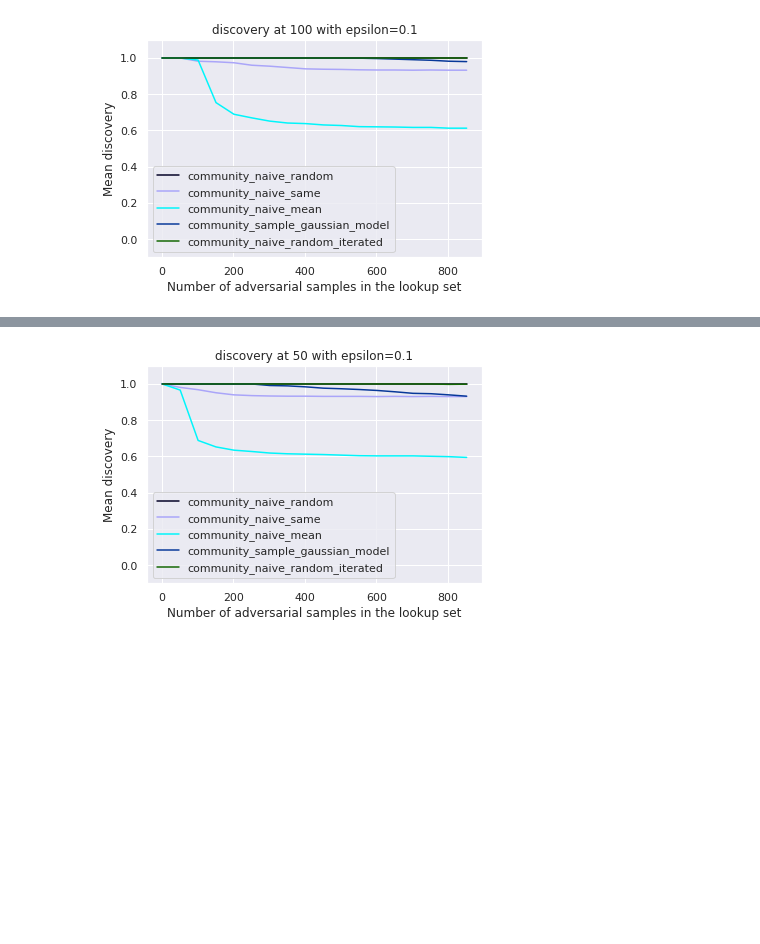
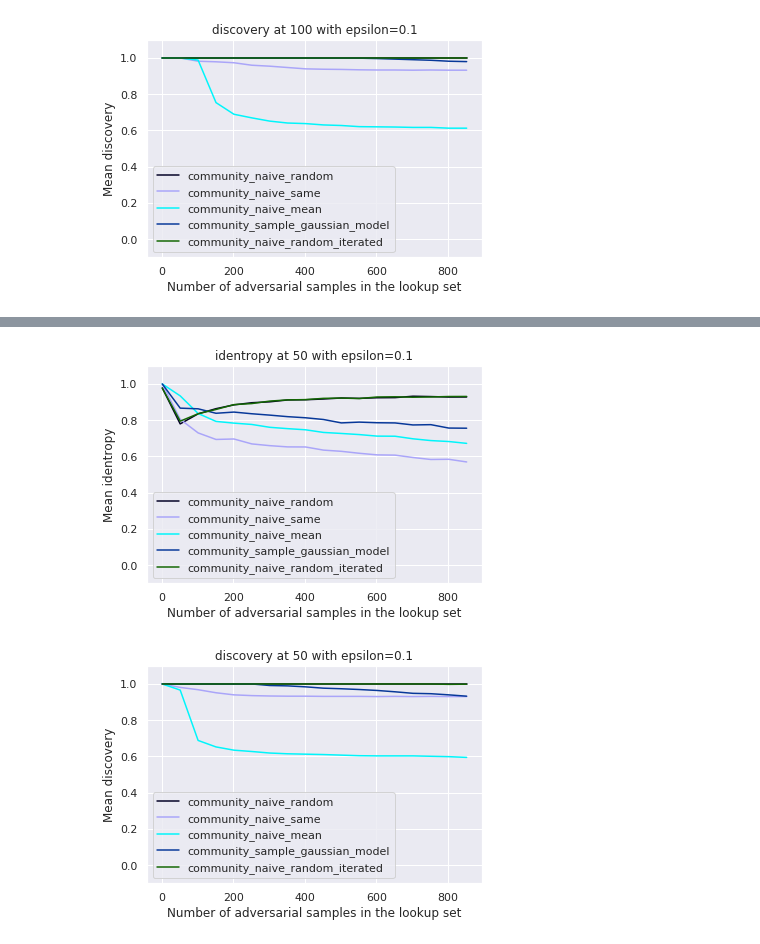
Before and after one commit to psturmfels/adversarial_faces, a Jupyter notebook: notebooks/recall_vs_adv_set_size.ipynb, the cells around one changed output, grey strips where cells are left out. Saved outputs shown, nothing was run; the diff lists cells and outputs as text; code cells hidden in the pictures; blank space fills up the shorter version.

```diff
--- a/notebooks/recall_vs_adv_set_size.ipynb
+++ b/notebooks/recall_vs_adv_set_size.ipynb
@@ -45,3 +54,12 @@ plot_recall_vary_decoy(
+# %%
+plot_recall_vary_decoy(
+    k=50,
+    mode="identropy",
+    sample_sizes=np.arange(2, 900, 50),
+    **kwargs
+)
+# %% [output]
+[figure, added]
 # %%
 plot_recall_vary_decoy(
     k=50,
```
Also changed, not shown: parts of 1 cell of this notebook, 2 other files.
